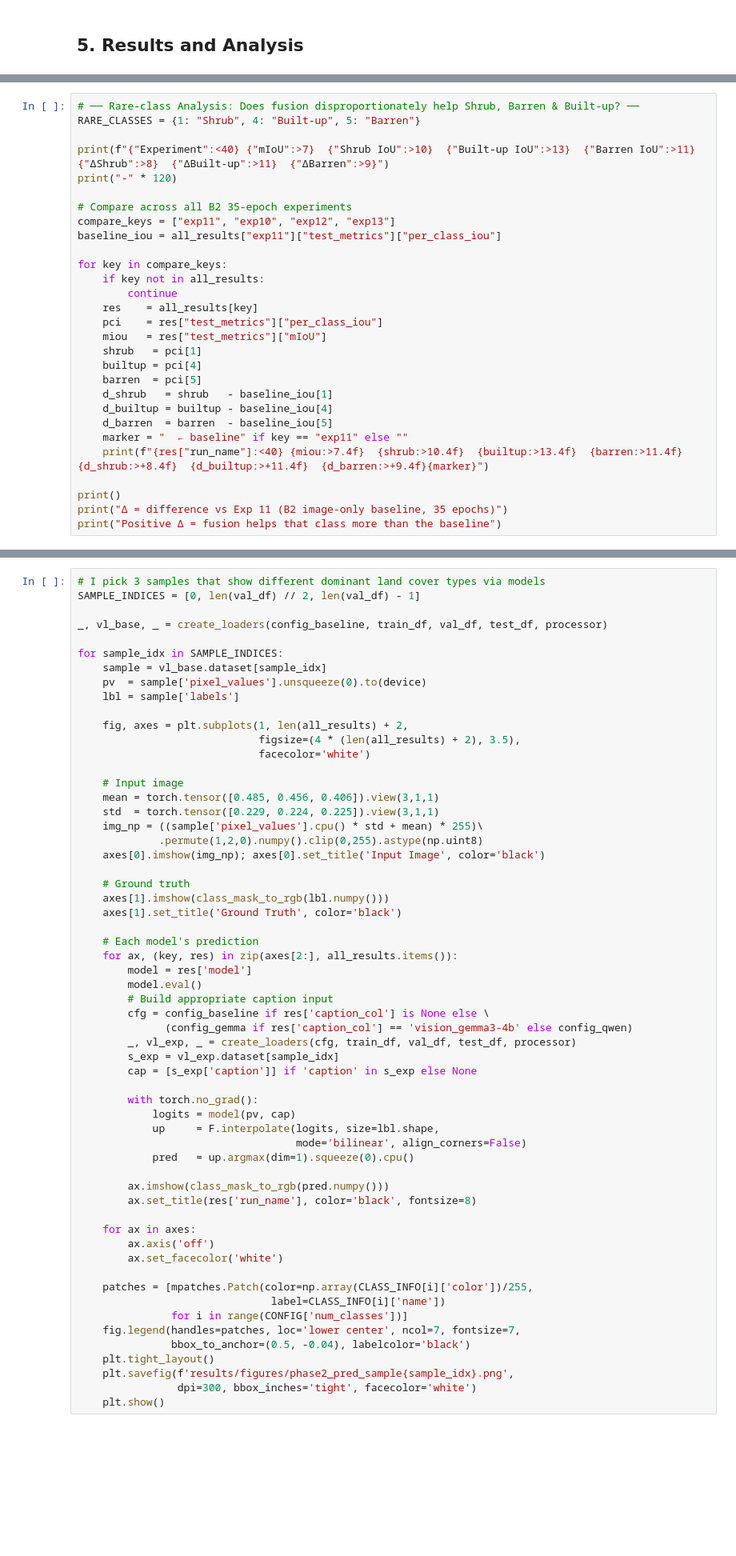
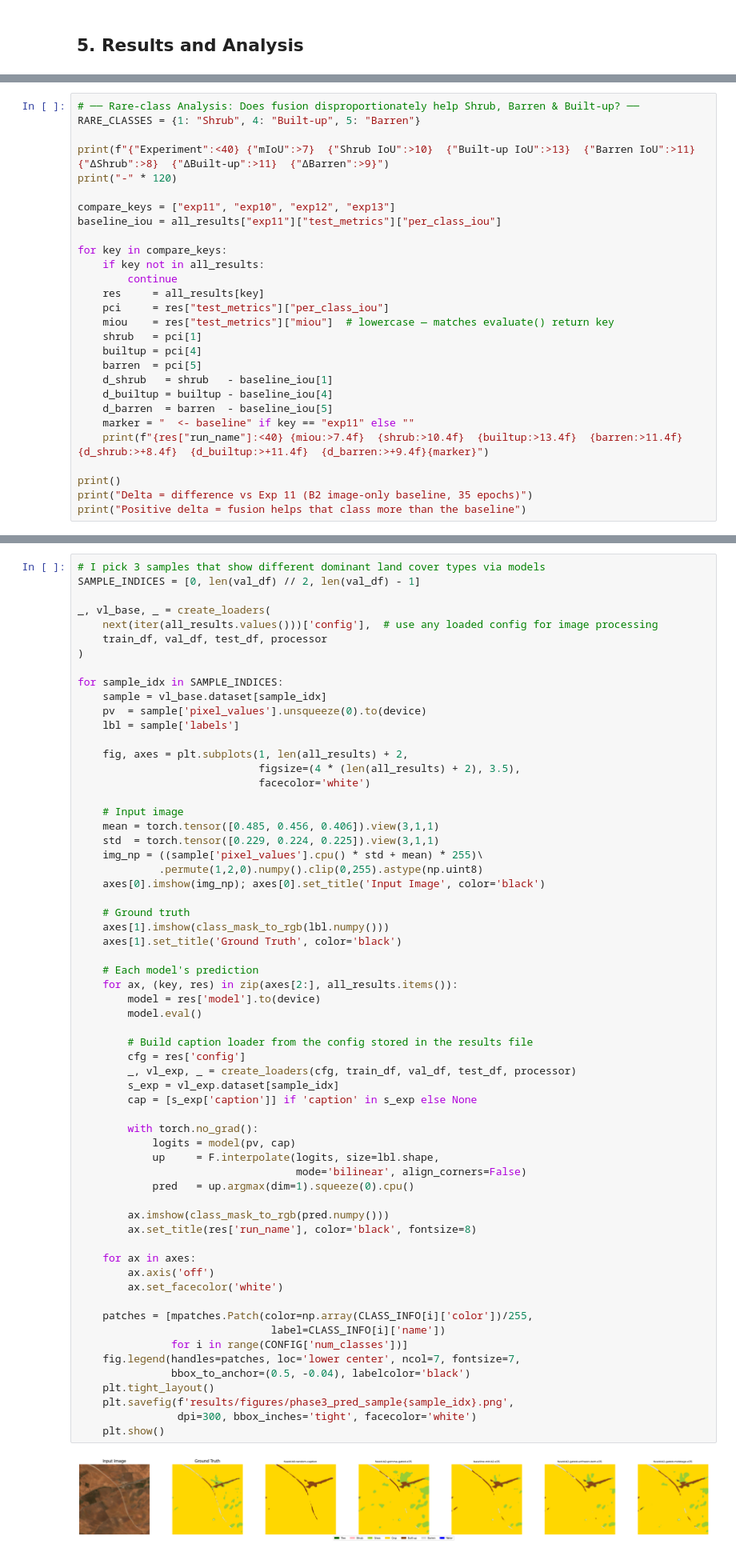
Before and after one commit to ftmoztl/multimodal-landcover-segmentation, a Jupyter notebook: notebooks/phase3_final_results.ipynb, the cells around one changed output, grey strips where cells are left out. Shown at 80% size. Saved outputs shown, nothing was run; the diff lists cells and outputs as text; blank space fills up the shorter version.

```diff
--- a/notebooks/phase3_final_results.ipynb
+++ b/notebooks/phase3_final_results.ipynb
@@ -1710,28 +1529,27 @@ RARE_CLASSES = {1: "Shrub", 4: "Built-up", 5: "Barren"}
 print(f"{"Experiment":<40} {"mIoU":>7}  {"Shrub IoU":>10}  {"Built-up IoU":>13}  {"Barren IoU":>11}  {"ΔShrub":>8}  {"ΔBuilt-up":>11}  {"ΔBarren":>9}")
 print("-" * 120)
 
-# Compare across all B2 35-epoch experiments
 compare_keys = ["exp11", "exp10", "exp12", "exp13"]
 baseline_iou = all_results["exp11"]["test_metrics"]["per_class_iou"]
 
 for key in compare_keys:
     if key not in all_results:
         continue
-    res    = all_results[key]
-    pci    = res["test_metrics"]["per_class_iou"]
-    miou   = res["test_metrics"]["mIoU"]
+    res     = all_results[key]
+    pci     = res["test_metrics"]["per_class_iou"]
+    miou    = res["test_metrics"]["miou"]  # lowercase — matches evaluate() return key
     shrub   = pci[1]
     builtup = pci[4]
     barren  = pci[5]
     d_shrub   = shrub   - baseline_iou[1]
     d_builtup = builtup - baseline_iou[4]
     d_barren  = barren  - baseline_iou[5]
-    marker = "  ← baseline" if key == "exp11" else ""
+    marker = "  <- baseline" if key == "exp11" else ""
     print(f"{res["run_name"]:<40} {miou:>7.4f}  {shrub:>10.4f}  {builtup:>13.4f}  {barren:>11.4f}  {d_shrub:>+8.4f}  {d_builtup:>+11.4f}  {d_barren:>+9.4f}{marker}")
 
 print()
-print("Δ = difference vs Exp 11 (B2 image-only baseline, 35 epochs)")
-print("Positive Δ = fusion helps that class more than the baseline")
+print("Delta = difference vs Exp 11 (B2 image-only baseline, 35 epochs)")
+print("Positive delta = fusion helps that class more than the baseline")
 # %% [output]
 Experiment                                  mIoU   Shrub IoU   Built-up IoU   Barren IoU    ΔShrub    ΔBuilt-up    ΔBarren
 ------------------------------------------------------------------------------------------------------------------------
@@ -1740,7 +1564,10 @@ KeyError: 'mIoU'
 # I pick 3 samples that show different dominant land cover types via models
 SAMPLE_INDICES = [0, len(val_df) // 2, len(val_df) - 1]
 
-_, vl_base, _ = create_loaders(config_baseline, train_df, val_df, test_df, processor)
+_, vl_base, _ = create_loaders(
+    next(iter(all_results.values()))['config'],  # use any loaded config for image processing
+    train_df, val_df, test_df, processor
+)
 
 for sample_idx in SAMPLE_INDICES:
     sample = vl_base.dataset[sample_idx]
@@ -1763,35 +1590,37 @@ for sample_idx in SAMPLE_INDICES:
     axes[1].set_title('Ground Truth', color='black')
 
     # Each model's prediction
     for ax, (key, res) in zip(axes[2:], all_results.items()):
-        model = res['model']
+        model = res['model'].to(device)
         model.eval()
-        # Build appropriate caption input
-        cfg = config_baseline if res['caption_col'] is None else \
-              (config_gemma if res['caption_col'] == 'vision_gemma3-4b' else config_qwen)
+
+        # Build caption loader from the config stored in the results file
+        cfg = res['config']
         _, vl_exp, _ = create_loaders(cfg, train_df, val_df, test_df, processor)
         s_exp = vl_exp.dataset[sample_idx]
         cap = [s_exp['caption']] if 'caption' in s_exp else None
 
         with torch.no_grad():
             logits = model(pv, cap)
             up     = F.interpolate(logits, size=lbl.shape,
                                    mode='bilinear', align_corners=False)
             pred   = up.argmax(dim=1).squeeze(0).cpu()
 
         ax.imshow(class_mask_to_rgb(pred.numpy()))
         ax.set_title(res['run_name'], color='black', fontsize=8)
 
     for ax in axes:
         ax.axis('off')
         ax.set_facecolor('white')
 
     patches = [mpatches.Patch(color=np.array(CLASS_INFO[i]['color'])/255,
                                label=CLASS_INFO[i]['name'])
                for i in range(CONFIG['num_classes'])]
     fig.legend(handles=patches, loc='lower center', ncol=7, fontsize=7,
                bbox_to_anchor=(0.5, -0.04), labelcolor='black')
     plt.tight_layout()
-    plt.savefig(f'results/figures/phase2_pred_sample{sample_idx}.png',
+    plt.savefig(f'results/figures/phase3_pred_sample{sample_idx}.png',
                 dpi=300, bbox_inches='tight', facecolor='white')
     plt.show()
+# %% [output]
+[figure, added]
```
Also changed, not shown: parts of 14 cells of this notebook.
